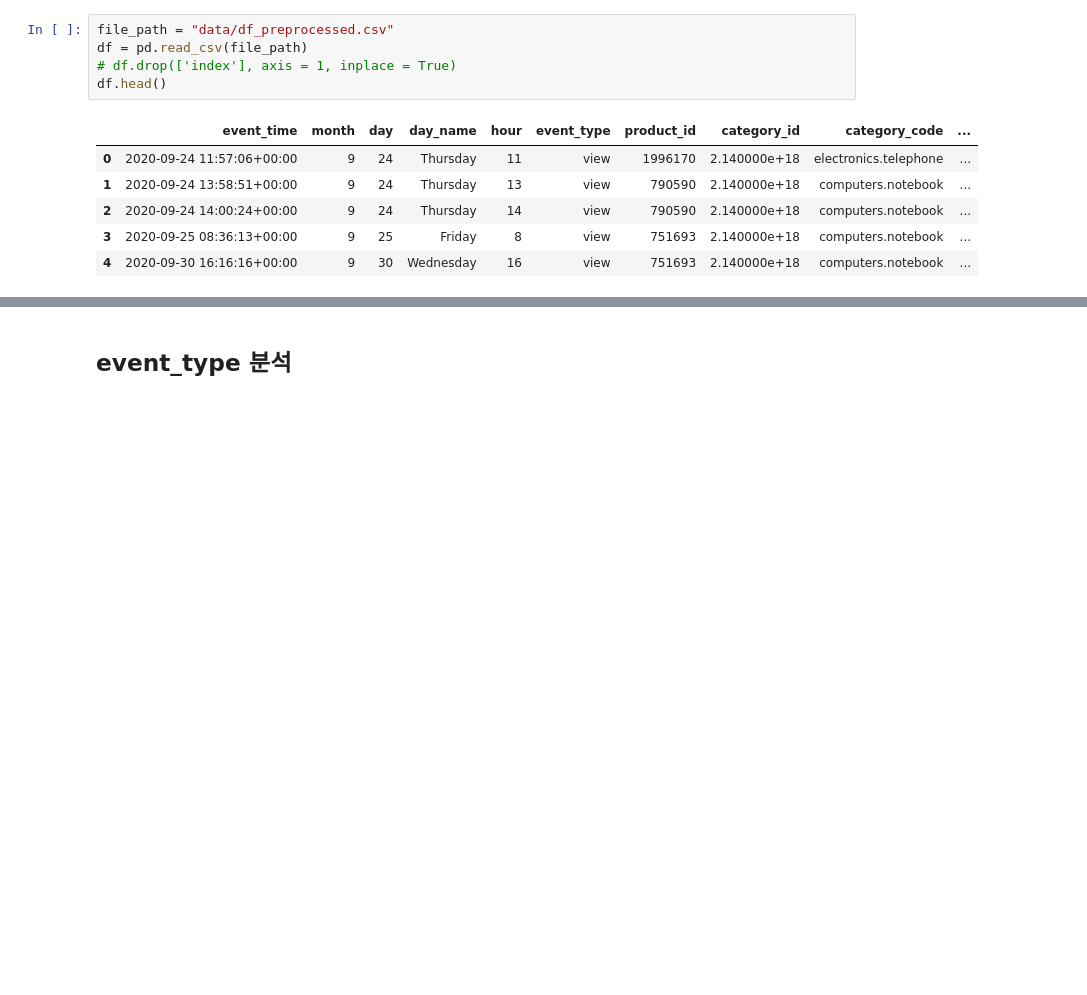
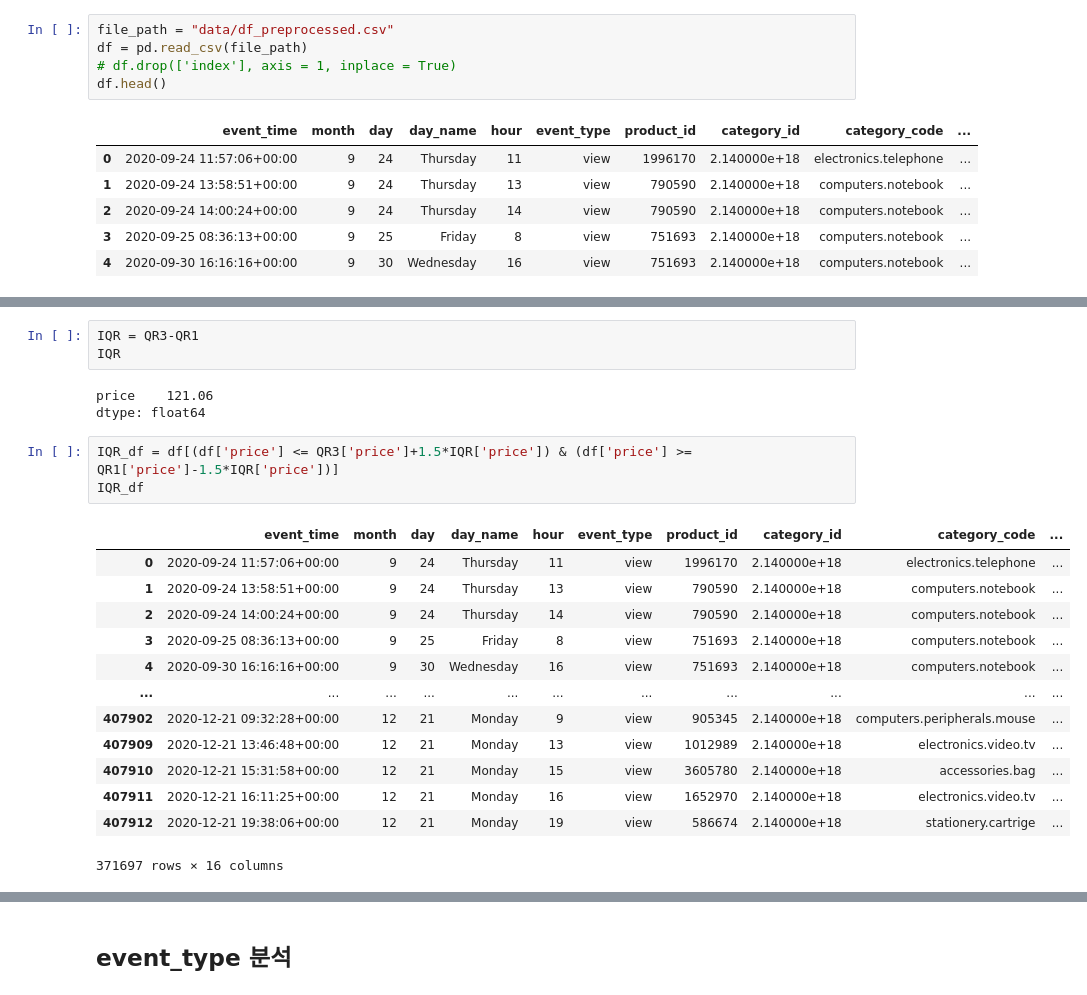
Before and after one commit to wjco/DAStudy-sat, a Jupyter notebook: Tek/multi_category_online_store_funnel/multi_category_online_store_eda.ipynb, the cells around one changed output, grey strips where cells are left out. Saved outputs shown, nothing was run; the diff lists cells and outputs as text; blank space fills up the shorter version.

```diff
--- a/Tek/multi_category_online_store_funnel/multi_category_online_store_eda.ipynb
+++ b/Tek/multi_category_online_store_funnel/multi_category_online_store_eda.ipynb
@@ -79,0 +226,23 @@ Name: 4653, dtype: object
+# %%
+IQR = QR3-QR1
+IQR
+# %% [output]
+price    121.06
+dtype: float64
+# %%
+IQR_df = df[(df['price'] <= QR3['price']+1.5*IQR['price']) & (df['price'] >= QR1['price']-1.5*IQR['price'])]
+IQR_df
+# %% [output]
+|  | event_time | month | day | day_name | hour | event_type | product_id | category_id | category_code | ... |
+| 0 | 2020-09-24 11:57:06+00:00 | 9 | 24 | Thursday | 11 | view | 1996170 | 2.140000e+18 | electronics.telephone | ... |
+| 1 | 2020-09-24 13:58:51+00:00 | 9 | 24 | Thursday | 13 | view | 790590 | 2.140000e+18 | computers.notebook | ... |
+| 2 | 2020-09-24 14:00:24+00:00 | 9 | 24 | Thursday | 14 | view | 790590 | 2.140000e+18 | computers.notebook | ... |
+| 3 | 2020-09-25 08:36:13+00:00 | 9 | 25 | Friday | 8 | view | 751693 | 2.140000e+18 | computers.notebook | ... |
+| 4 | 2020-09-30 16:16:16+00:00 | 9 | 30 | Wednesday | 16 | view | 751693 | 2.140000e+18 | computers.notebook | ... |
+| ... | ... | ... | ... | ... | ... | ... | ... | ... | ... | ... |
+| 407902 | 2020-12-21 09:32:28+00:00 | 12 | 21 | Monday | 9 | view | 905345 | 2.140000e+18 | computers.peripherals.mouse | ... |
+| 407909 | 2020-12-21 13:46:48+00:00 | 12 | 21 | Monday | 13 | view | 1012989 | 2.140000e+18 | electronics.video.tv | ... |
+| 407910 | 2020-12-21 15:31:58+00:00 | 12 | 21 | Monday | 15 | view | 3605780 | 2.140000e+18 | accessories.bag | ... |
+| 407911 | 2020-12-21 16:11:25+00:00 | 12 | 21 | Monday | 16 | view | 1652970 | 2.140000e+18 | electronics.video.tv | ... |
+| 407912 | 2020-12-21 19:38:06+00:00 | 12 | 21 | Monday | 19 | view | 586674 | 2.140000e+18 | stationery.cartrige | ... |
+371697 rows × 16 columns
```
Also changed, not shown: parts of 22 cells of this notebook.
